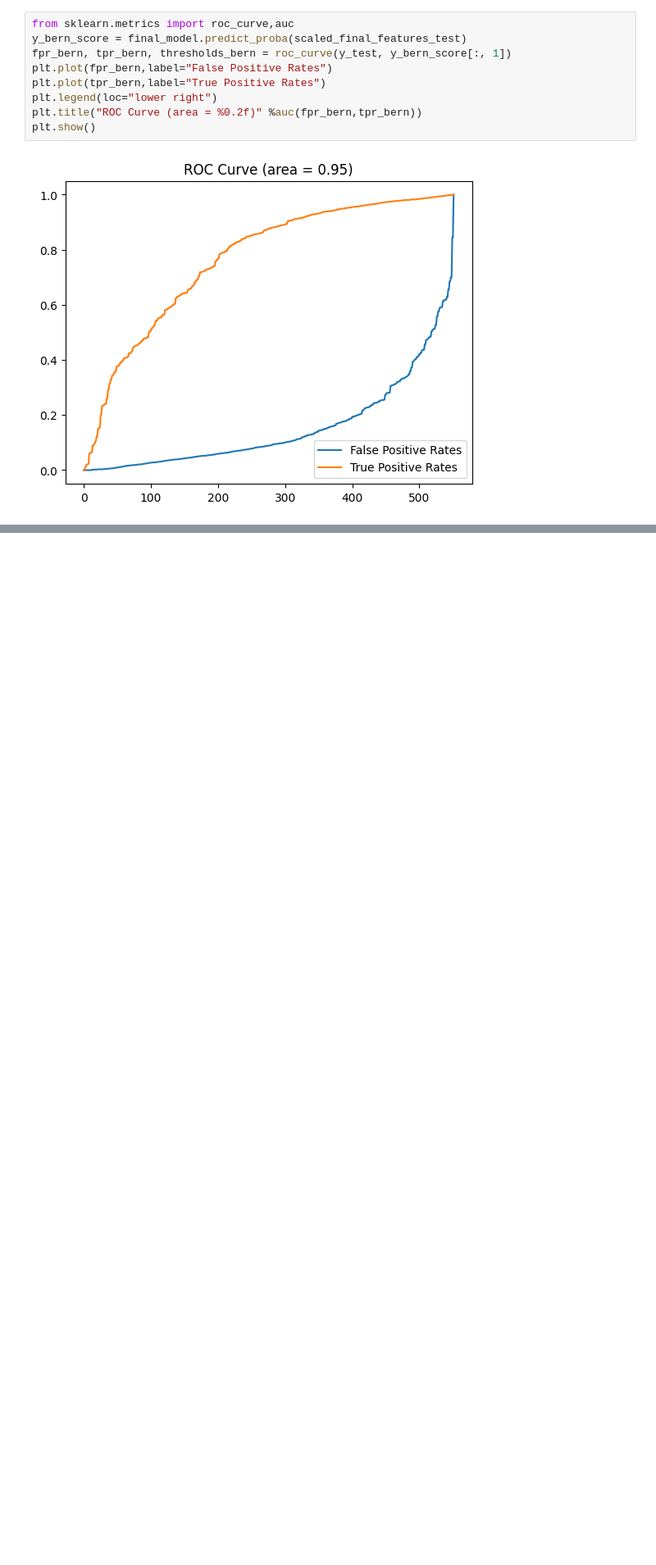
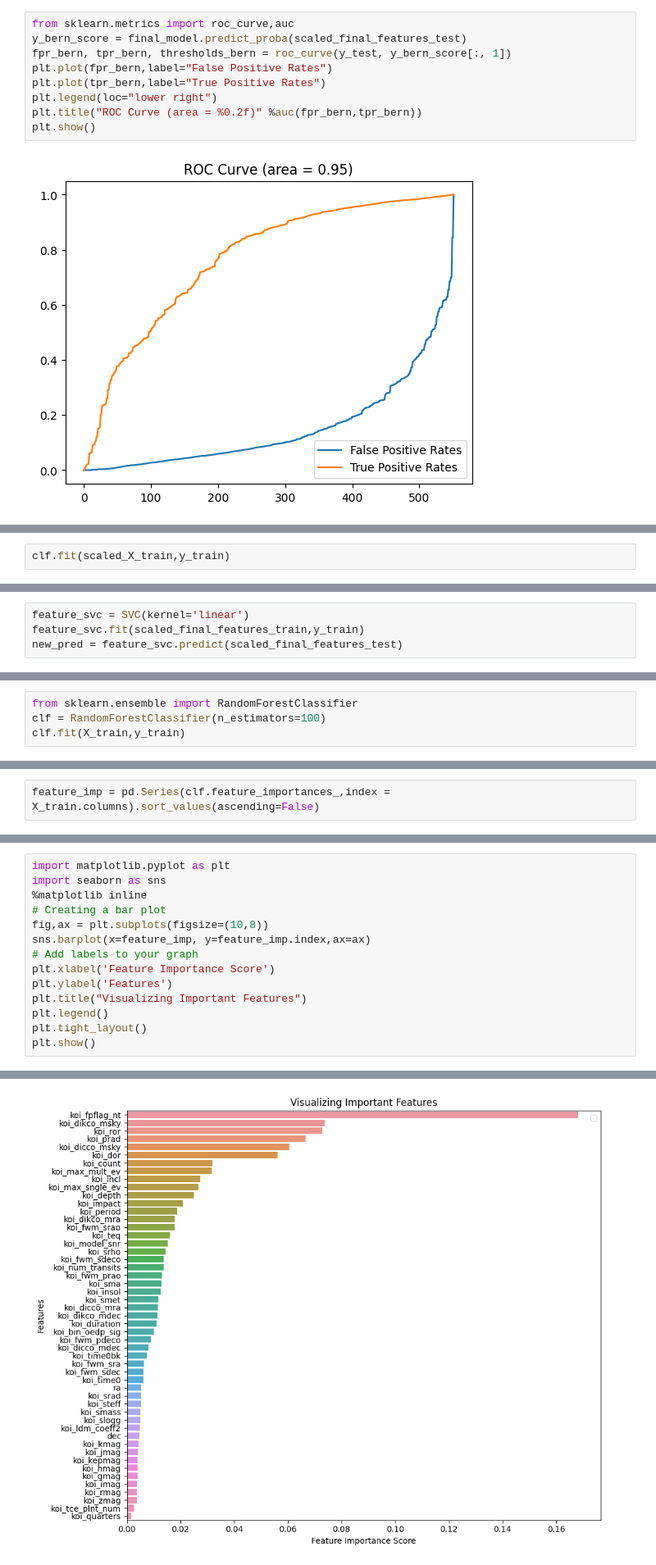
Before and after one commit to Tanay3484/Kepler-Objects-Of-Interest-Classification, a Jupyter notebook: KOI_prediction.ipynb, the cells around one changed output, grey strips where cells are left out. Shown at 82% size. Saved outputs shown, nothing was run; the diff lists cells and outputs as text; blank space fills up the shorter version.

```diff
--- a/KOI_prediction.ipynb
+++ b/KOI_prediction.ipynb
@@ -833,0 +711,2 @@ plt.show()
+# %%
+clf.fit(scaled_X_train,y_train)
@@ -833,0 +774,4 @@ plt.show()
+# %%
+feature_svc = SVC(kernel='linear')
+feature_svc.fit(scaled_final_features_train,y_train)
+new_pred = feature_svc.predict(scaled_final_features_test)
@@ -833,0 +814,4 @@ plt.show()
+# %%
+from sklearn.ensemble import RandomForestClassifier
+clf = RandomForestClassifier(n_estimators=100)
+clf.fit(X_train,y_train)
@@ -833,0 +820,2 @@ plt.show()
+# %%
+feature_imp = pd.Series(clf.feature_importances_,index = X_train.columns).sort_values(ascending=False)
@@ -833,0 +835,15 @@ plt.show()
+# %%
+import matplotlib.pyplot as plt
+import seaborn as sns
+%matplotlib inline
+# Creating a bar plot
+fig,ax = plt.subplots(figsize=(10,8))
+sns.barplot(x=feature_imp, y=feature_imp.index,ax=ax)
+# Add labels to your graph
+plt.xlabel('Feature Importance Score')
+plt.ylabel('Features')
+plt.title("Visualizing Important Features")
+plt.legend()
+plt.tight_layout()
+plt.show()
+# %% [output]
@@ -833,0 +851 @@ plt.show()
+[figure, added]
```
Also changed, not shown: parts of 36 cells of this notebook.
